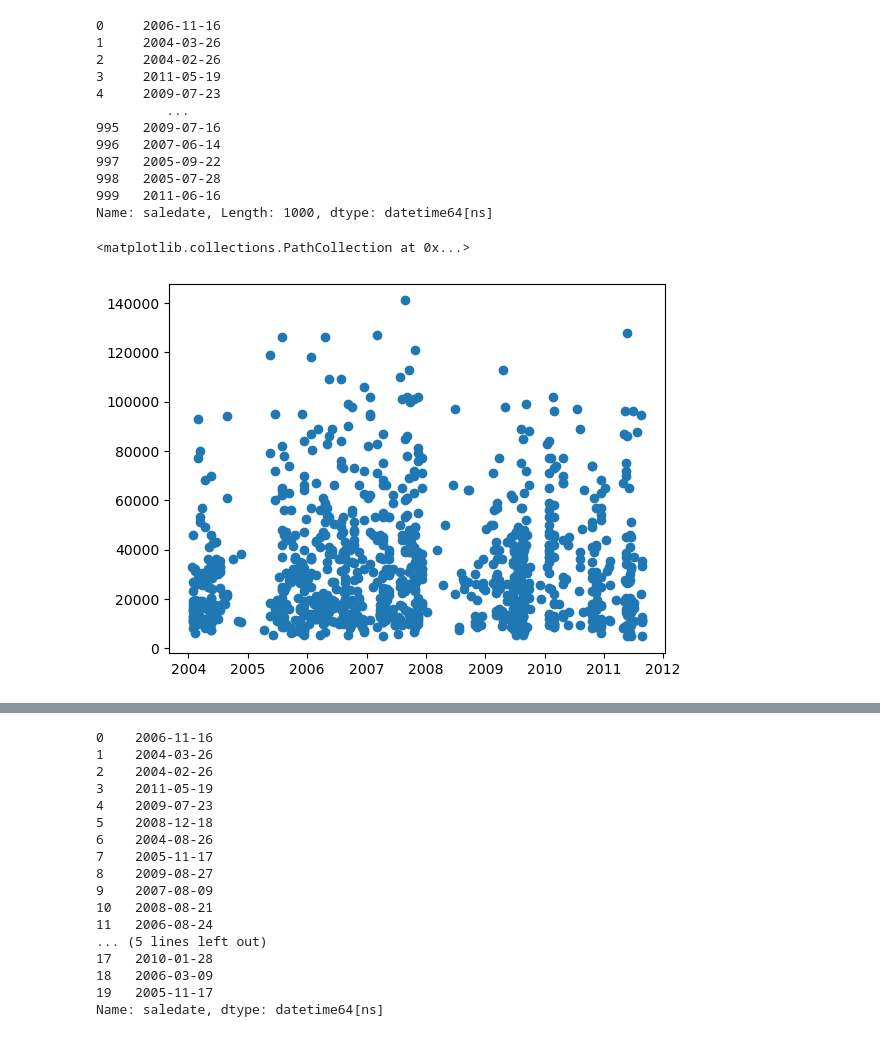
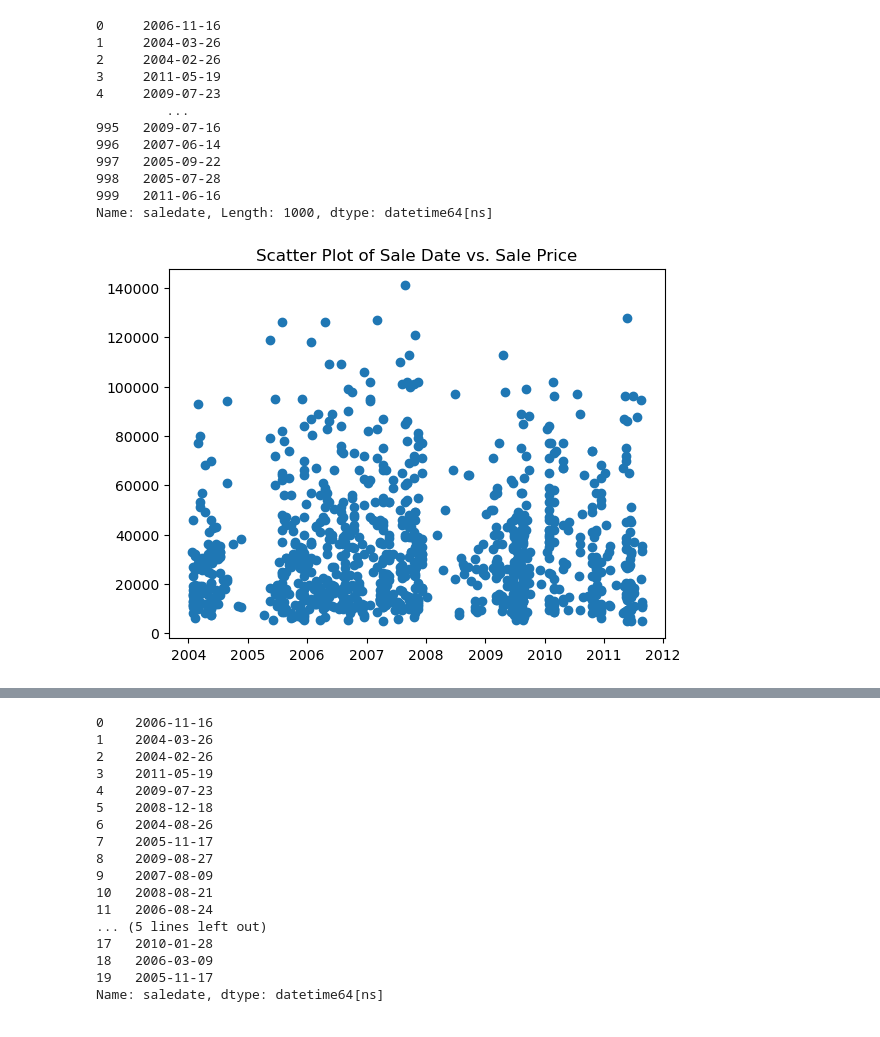
Before and after one commit to Dee-ui/Bulldozer-price_prediction, a Jupyter notebook: end-end-bulldozer-price-regression.ipynb, the cells around one changed output, grey strips where cells are left out. Saved outputs shown, nothing was run; the diff lists cells and outputs as text; code cells hidden in the pictures.

```diff
--- a/end-end-bulldozer-price-regression.ipynb
+++ b/end-end-bulldozer-price-regression.ipynb
@@ -140,12 +193,23 @@ df.saledate[:1000]
 998   2005-07-28
 999   2011-06-16
 Name: saledate, Length: 1000, dtype: datetime64[ns]
-# %%
-fig, ax = plt.subplots()
-ax.scatter(df['saledate'][:1000], df['SalePrice'][:1000])
-# %% [output]
-<matplotlib.collections.PathCollection at 0x...>
-[figure, removed]
+# %%
+import matplotlib.pyplot as plt
+
+# A scatter plot to show the relationship between "saledate" and "SalePrice" columns
+fig, ax = plt.subplots()
+plt_scatter = ax.scatter(df['saledate'][:1000], df['SalePrice'][:1000])
+
+# Add a title to the plot
+ax.set_title('Scatter Plot of Sale Date vs. Sale Price')
+
+# Save the scatter plot as an image
+plt.savefig('Scatter_plot.png')
+
+# Show the plot
+plt.show()
+# %% [output]
+[figure, added]
 # %%
 df.head()
 # %% [output]
```
Also changed, not shown: parts of 51 cells of this notebook, 4 other files.
